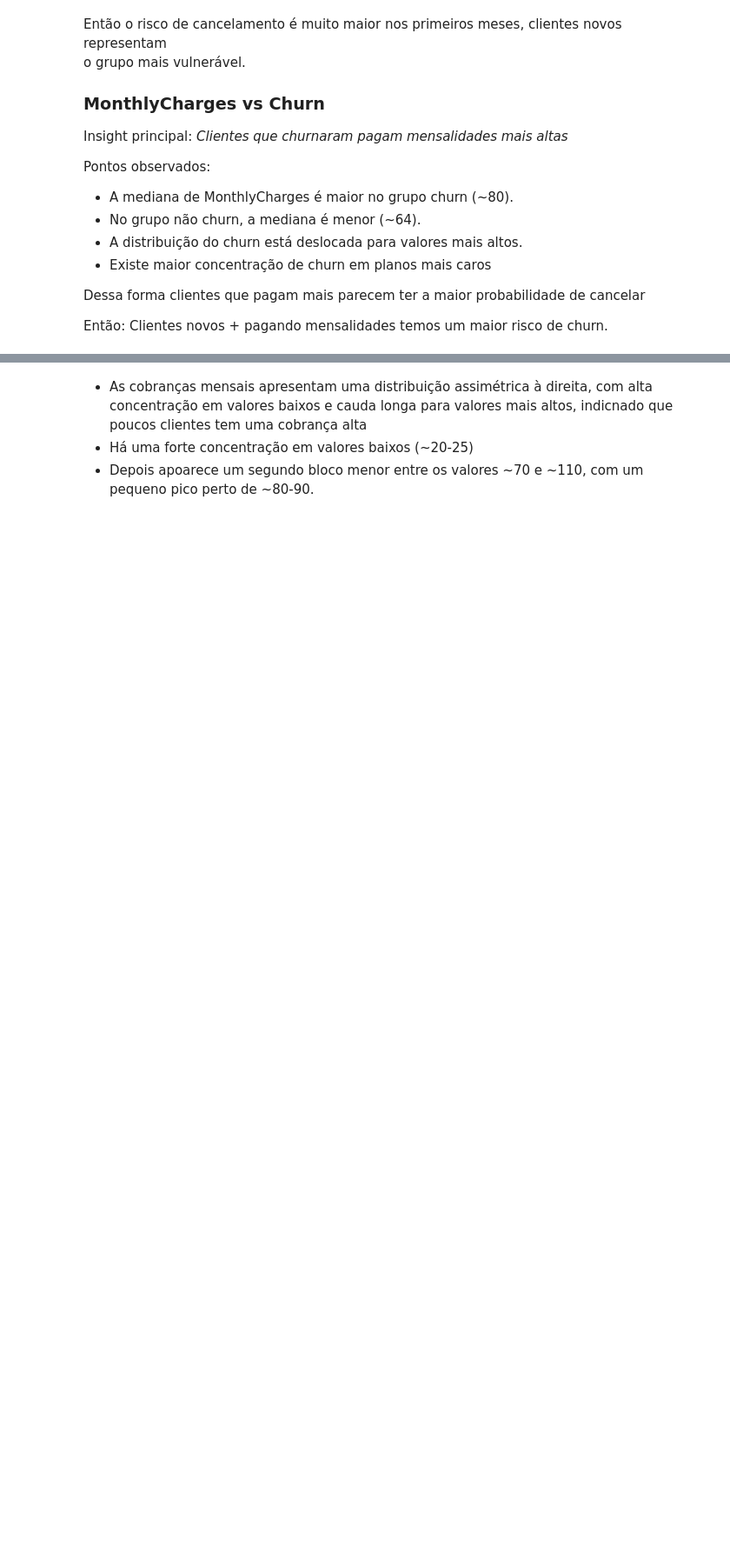
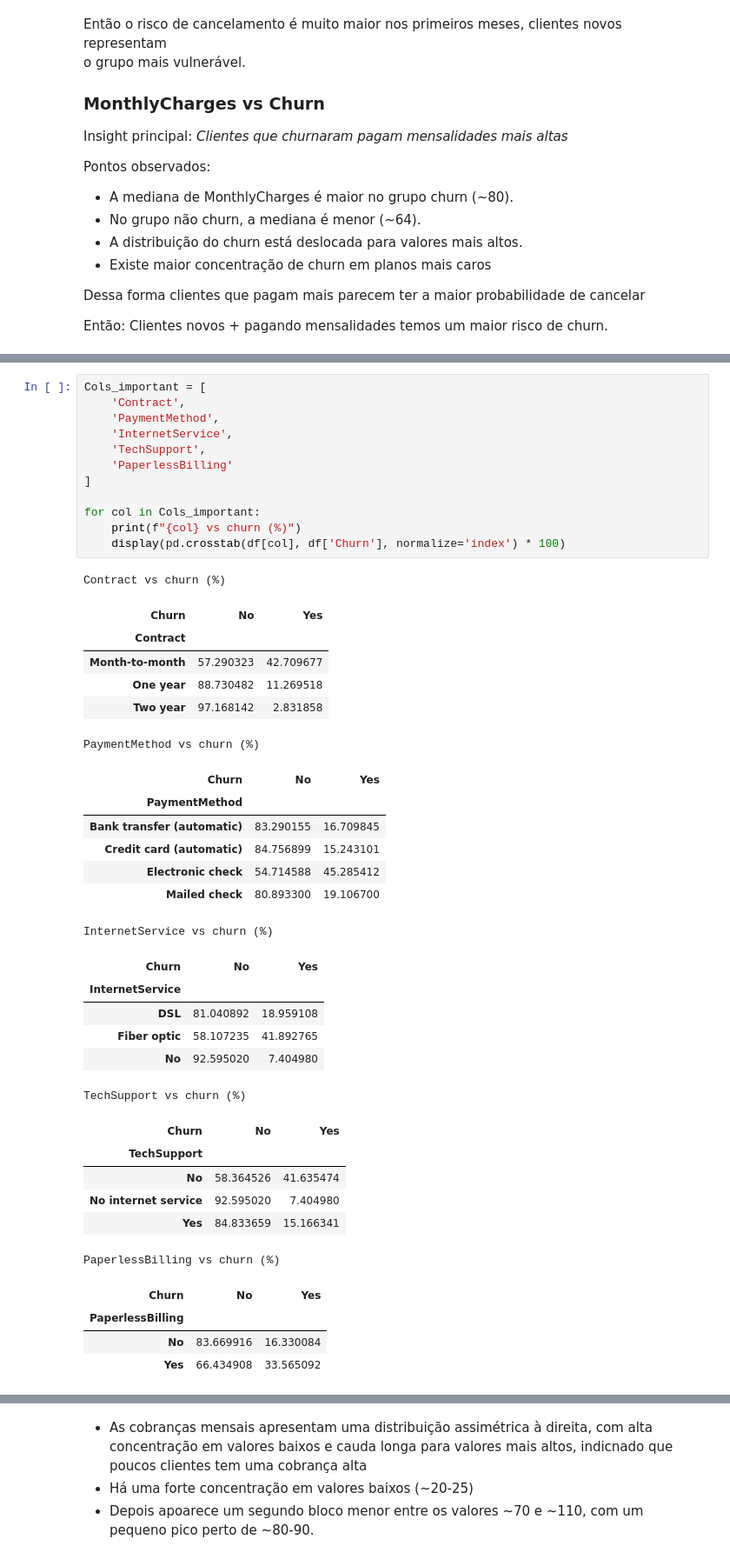
Before and after one commit to Rmonn25/telco-churn, a Jupyter notebook: notebooks/01_eda.ipynb, the cells around one changed output, grey strips where cells are left out. Shown at 87% size. Cells and saved outputs as stored; diff of their text form; blank space fills up the shorter version.

```diff
--- a/notebooks/01_eda.ipynb
+++ b/notebooks/01_eda.ipynb
@@ -359,3 +359,46 @@ for ax in axes[len(predictors):]:
+# %%
+Cols_important = [
+    'Contract',
+    'PaymentMethod',
+    'InternetService',
+    'TechSupport',
+    'PaperlessBilling'
+]
+
+for col in Cols_important:
+    print(f"{col} vs churn (%)")
+    display(pd.crosstab(df[col], df['Churn'], normalize='index') * 100)
+# %% [output]
+Contract vs churn (%)
+| Churn | No | Yes |
+| Contract |  |  |
+| Month-to-month | 57.290323 | 42.709677 |
+| One year | 88.730482 | 11.269518 |
+| Two year | 97.168142 | 2.831858 |
+PaymentMethod vs churn (%)
+| Churn | No | Yes |
+| PaymentMethod |  |  |
+| Bank transfer (automatic) | 83.290155 | 16.709845 |
+| Credit card (automatic) | 84.756899 | 15.243101 |
+| Electronic check | 54.714588 | 45.285412 |
+| Mailed check | 80.893300 | 19.106700 |
+InternetService vs churn (%)
+| Churn | No | Yes |
+| InternetService |  |  |
+| DSL | 81.040892 | 18.959108 |
+| Fiber optic | 58.107235 | 41.892765 |
+| No | 92.595020 | 7.404980 |
+TechSupport vs churn (%)
+| Churn | No | Yes |
+| TechSupport |  |  |
+| No | 58.364526 | 41.635474 |
+| No internet service | 92.595020 | 7.404980 |
+| Yes | 84.833659 | 15.166341 |
+PaperlessBilling vs churn (%)
+| Churn | No | Yes |
+| PaperlessBilling |  |  |
+| No | 83.669916 | 16.330084 |
+| Yes | 66.434908 | 33.565092 |
 # %% [markdown]
 ### Com base nos gráficos de proporção de churn por categoria, alguns padrões se destacam:
 
```
Also changed, not shown: parts of 2 cells of this notebook, 3 other files.
